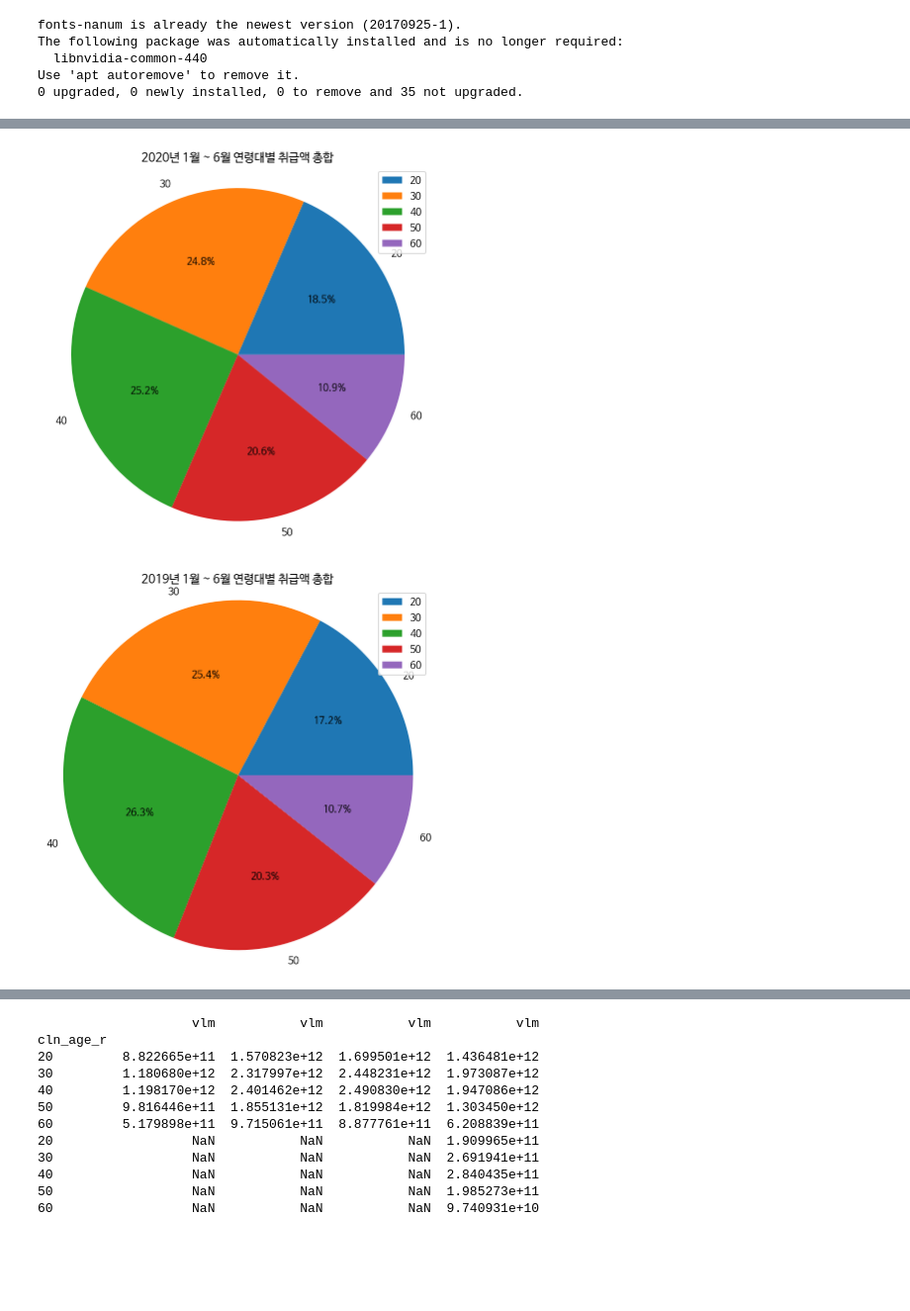
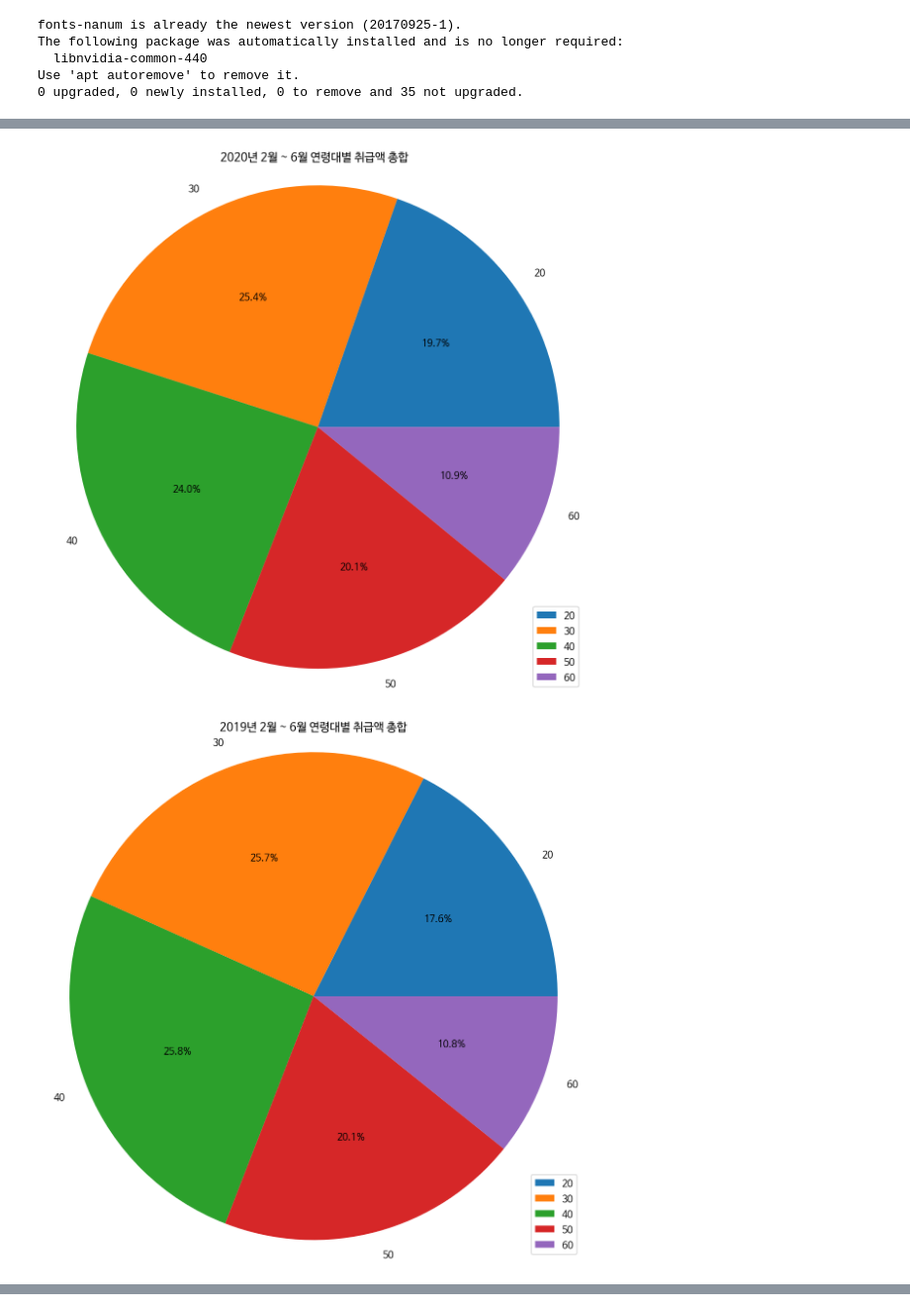
Before and after one commit to skaurl/tourbigdata, a Jupyter notebook: 신한카드_데이터_기초_통계.ipynb, the cells around one changed output, grey strips where cells are left out. Shown at 99% size. Cells and saved outputs as stored; diff of their text form; code cells hidden in the pictures; blank space fills up the shorter version.

```diff
--- a/신한카드_데이터_기초_통계.ipynb
+++ b/신한카드_데이터_기초_통계.ipynb
@@ -28,9 +28,8 @@ Use 'apt autoremove' to remove it.
 import pandas as pd
 import matplotlib.pyplot as plt
 
-plt.rcParams["figure.figsize"] = (7,7)
-
 df20 = pd.read_csv("/gdrive/My Drive/한양대학교/2020년 문화관광 빅데이터 분석대회/data/신한카드/신한카드 데이터/KCTI_NATIVE_2020.txt", sep = "|", encoding = 'cp949')
+df20 = df20[df20['ta_ym'] != 202001]
 df20 = df20[df20['gb3'] != "스포츠활동"]
 df20 = df20[df20['gb3'] != "취미오락"]
 df20['cln_age_r'] = df20['cln_age_r'].astype('object')
@@ -39,6 +38,7 @@ df20['ta_ym'] = df20['ta_ym'].astype('object')
 df19 = pd.read_csv("/gdrive/My Drive/한양대학교/2020년 문화관광 빅데이터 분석대회/data/신한카드/신한카드 데이터/KCTI_NATIVE_2019.txt", sep = "|", encoding = 'cp949')
 df19 = df19[df19['gb3'] != "스포츠활동"]
 df19 = df19[df19['gb3'] != "취미오락"]
+df19 = df19[df19['ta_ym'] != 201901]
 df19 = df19[df19['ta_ym'] != 201907]
 df19 = df19[df19['ta_ym'] != 201908]
 df19 = df19[df19['ta_ym'] != 201909]
@@ -51,6 +51,7 @@ df19['ta_ym'] = df19['ta_ym'].astype('object')
 df18 = pd.read_csv("/gdrive/My Drive/한양대학교/2020년 문화관광 빅데이터 분석대회/data/신한카드/신한카드 데이터/KCTI_NATIVE_2018.txt", sep = "|", encoding = 'cp949')
 df18 = df18[df18['gb3'] != "스포츠활동"]
 df18 = df18[df18['gb3'] != "취미오락"]
+df18 = df18[df18['ta_ym'] != 201801]
 df18 = df18[df18['ta_ym'] != 201807]
 df18 = df18[df18['ta_ym'] != 201808]
 df18 = df18[df18['ta_ym'] != 201809]
@@ -59,15 +60,3 @@ df18 = df18[df18['ta_ym'] != 201811]
 df18 = df18[df18['ta_ym'] != 201812]
 df18['cln_age_r'] = df18['cln_age_r'].astype('object')
 df18['ta_ym'] = df18['ta_ym'].astype('object')
-
-df17 = pd.read_csv("/gdrive/My Drive/한양대학교/2020년 문화관광 빅데이터 분석대회/data/신한카드/신한카드 데이터/KCTI_NATIVE_2017.txt", sep = "|", encoding = 'cp949')
-df17 = df17[df17['gb3'] != "스포츠활동"]
-df17 = df17[df17['gb3'] != "취미오락"]
-df17 = df17[df17['ta_ym'] != 201707]
-df17 = df17[df17['ta_ym'] != 201708]
-df17 = df17[df17['ta_ym'] != 201709]
-df17 = df17[df17['ta_ym'] != 201710]
-df17 = df17[df17['ta_ym'] != 201711]
-df17 = df17[df17['ta_ym'] != 201712]
-df17['cln_age_r'] = df17['cln_age_r'].astype('object')
-df17['ta_ym'] = df17['ta_ym'].astype('object')
@@ -109,3 +109,5 @@ print("2017년 1월 ~ 6월 총 이용건수",sum(df17['usec']))
+# %%
+plt.rcParams["figure.figsize"] = (10,10)
 # %%
 v2 = df20.groupby(df20['v2']).sum()
 
@@ -277,45 +246,35 @@ M        2.731073e+12  4.947223e+12  5.079250e+12  4.668007e+12
 # %%
 cln_age_r = df20.groupby(df20['cln_age_r']).sum()
 
 categories = cln_age_r.index
 
 plt.pie(cln_age_r.iloc[:,0], labels=categories, autopct='%0.1f%%')
 plt.axis('equal')
-plt.title('2020년 1월 ~ 6월 연령대별 취급액 총합')
+plt.title('2020년 2월 ~ 6월 연령대별 취급액 총합')
 plt.legend(categories)
 plt.show()
 
 cln_age_r = pd.concat([cln_age_r,df19.groupby(df19['cln_age_r']).sum()], axis=1)
 
 categories = cln_age_r.index
 
 plt.pie(cln_age_r.iloc[:,2], labels=categories, autopct='%0.1f%%')
 plt.axis('equal')
-plt.title('2019년 1월 ~ 6월 연령대별 취급액 총합')
+plt.title('2019년 2월 ~ 6월 연령대별 취급액 총합')
 plt.legend(categories)
 plt.show()
 
 cln_age_r = pd.concat([cln_age_r,df18.groupby(df18['cln_age_r']).sum()], axis=1)
 
 categories = cln_age_r.index
 
 plt.pie(cln_age_r.iloc[:,4], labels=categories, autopct='%0.1f%%')
 plt.axis('equal')
-plt.title('2018년 1월 ~ 6월 연령대별 취급액 총합')
+plt.title('2018년 2월 ~ 6월 연령대별 취급액 총합')
 plt.legend(categories)
 plt.show()
 
-cln_age_r = pd.concat([cln_age_r,df17.groupby(df17['cln_age_r']).sum()], axis=1)
-
-categories = cln_age_r.index
-
-plt.pie(cln_age_r.iloc[:,6], labels=categories, autopct='%0.1f%%')
-plt.axis('equal')
-plt.title('2017년 1월 ~ 6월 연령대별 취급액 총합')
-plt.legend(categories)
-plt.show()
-
-print(cln_age_r.iloc[:,[0,2,4,6]])
+print(cln_age_r.iloc[:,[0,2,4]])
 # %% [output]
-[figure, old version]
+[figure, new version]
-[figure, old version]
+[figure, new version]
@@ -336,13 +289 @@ cln_age_r
-                    vlm           vlm           vlm           vlm
-cln_age_r
-20         8.822665e+11  1.570823e+12  1.699501e+12  1.436481e+12
-30         1.180680e+12  2.317997e+12  2.448231e+12  1.973087e+12
-40         1.198170e+12  2.401462e+12  2.490830e+12  1.947086e+12
-50         9.816446e+11  1.855131e+12  1.819984e+12  1.303450e+12
-60         5.179898e+11  9.715061e+11  8.877761e+11  6.208839e+11
-20                  NaN           NaN           NaN  1.909965e+11
-30                  NaN           NaN           NaN  2.691941e+11
-40                  NaN           NaN           NaN  2.840435e+11
-50                  NaN           NaN           NaN  1.985273e+11
-60                  NaN           NaN           NaN  9.740931e+10
 # %%
```
Also changed, not shown: parts of 11 cells of this notebook.
